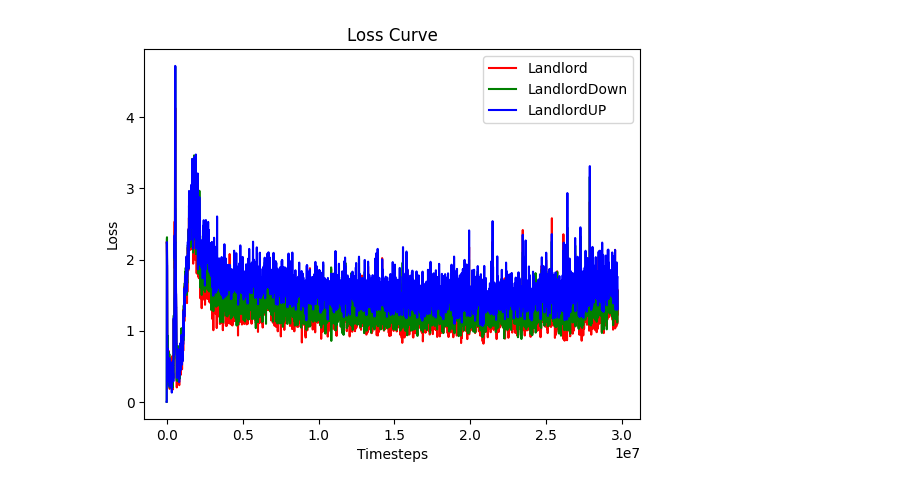
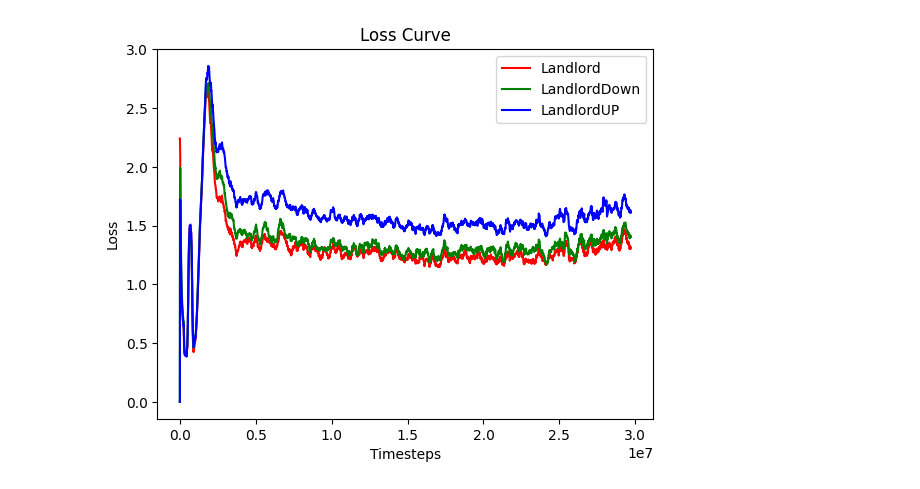
Before and after one commit to zh4men9/DouZero2, a Jupyter notebook: plot_picture.ipynb, the cells around one changed output. Saved outputs shown, nothing was run; the diff lists cells and outputs as text; code cells hidden in the pictures.

```diff
--- a/plot_picture.ipynb
+++ b/plot_picture.ipynb
@@ -18,34 +18,40 @@
 import pandas as pd
 import matplotlib.pyplot as plt
 import os
 
 # 读取CSV文件中的数据
 logs = pd.read_csv(f'.\image\loss\logs.csv')
 
 # 按照timesteps（frames）排序
 logs = logs.sort_values(by=['frames'])
 
+# 对每个损失值应用滑动窗口平均函数，使其平滑处理
+window_size = 80
+logs['smooth_loss_landlord'] = logs['loss_landlord'].rolling(window=window_size, min_periods=1).mean()
+logs['smooth_loss_landlord_down'] = logs['loss_landlord_down'].rolling(window=window_size, min_periods=1).mean()
+logs['smooth_loss_landlord_up'] = logs['loss_landlord_up'].rolling(window=window_size, min_periods=1).mean()
+
 # 绘制Landlord、LandlordDown和LandlordUP的损失曲线
-plt.plot(logs['frames'], logs['loss_landlord'], color='red', label='Landlord')
-plt.plot(logs['frames'], logs['loss_landlord_down'], color='green', label='LandlordDown')
-plt.plot(logs['frames'], logs['loss_landlord_up'], color='blue', label='LandlordUP')
+plt.plot(logs['frames'], logs['smooth_loss_landlord'], color='red', label='Landlord')
+plt.plot(logs['frames'], logs['smooth_loss_landlord_down'], color='green', label='LandlordDown')
+plt.plot(logs['frames'], logs['smooth_loss_landlord_up'], color='blue', label='LandlordUP')
 
 # 设置标题和轴标签
 plt.title('Loss Curve')
 plt.xlabel('Timesteps')
 plt.ylabel('Loss')
 
 # 显示图例
 plt.legend()
 
 # 保存图片到本地路径./image/loss/
 # 检查文件夹是否存在，不存在则创建
 if not os.path.exists('./image/loss/'):
     os.makedirs('./image/loss/')
 filename = './image/loss/loss_{}_landlord_down_up.png'.format(int(logs['frames'].max()))
 plt.savefig(filename)
 
 # 显示图表
 plt.show()
 # %% [output]
-[figure, old version]
+[figure, new version]
```
Also changed, not shown: parts of 1 cell of this notebook, 4 other files.
